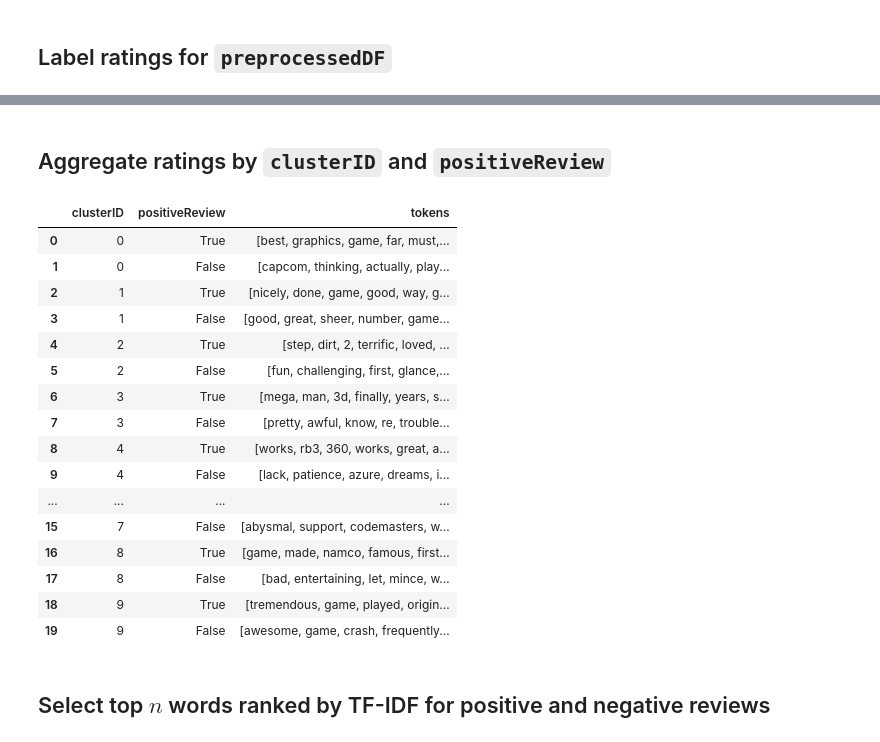
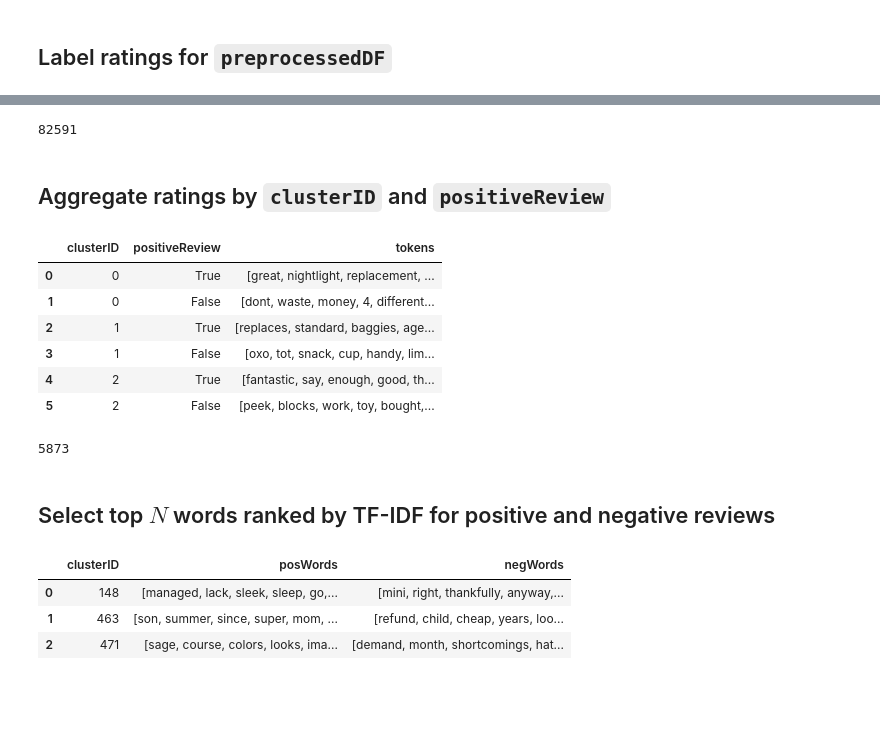
Before and after one commit to wezteoh/hack_on_data, a Jupyter notebook: clustering/Word Processing.ipynb, the cells around one changed output, grey strips where cells are left out. Saved outputs shown, nothing was run; the diff lists cells and outputs as text; code cells hidden in the pictures; blank space fills up the shorter version.

```diff
--- a/clustering/Word Processing.ipynb
+++ b/clustering/Word Processing.ipynb
@@ -134,0 +152,3 @@ displayDF(rawDF)
+# %%
+raw2DF = load_mongo_to_spark('baby')
+displayDF(raw2DF, 2)
@@ -134,0 +159,3 @@ displayDF(rawDF)
+# %%
+rawDF = raw1DF.join(raw2DF, on='asin')
+displayDF(rawDF, 3)
@@ -207,7 +239,6 @@ def preprocess_DF(rawDF):
                     F.col('overall'),
                     udf(F.concat_ws(' ',
                                     F.col('summary'),
-                                    F.col('reviewText'))).alias('reviews'))
-            .cache())
+                                    F.col('reviewText'))).alias('reviews')))
 # %%
 preprocessedDF = preprocess_DF(filter_helpful_reviews(rawDF, pct_helpful=.5, min_votes=3))
@@ -241,8 +275,7 @@ def label_review_quality(rating, min_good_review_rating=4):
     return True if rating >= min_good_review_rating else False
 # %%
 polarizedDF = (preprocessedDF
-               .withColumn('positiveReview', label_review_quality('overall'))
-               .cache())
-displayDF(polarizedDF)
+               .withColumn('positiveReview', label_review_quality('overall')))
+displayDF(polarizedDF, 5)
 # %% [output]
 |  | reviewID | clusterID | overall | reviews | positiveReview |
@@ -259,3 +287,7 @@ displayDF(polarizedDF)
+# %%
+polarizedDF.count()
+# %% [output]
+82591
 # %% [markdown]
 ## Aggregate ratings by `clusterID` and `positiveReview`
 # %%
@@ -278,31 +310,24 @@ def bool_invert(boolean):
     return not boolean
 # %%
 aggregatedDF = (polarizedDF
-                .limit(200)
                 .groupBy('clusterID', 'positiveReview')
                 .agg(F.collect_list('reviews').alias('collectedReviews'))
                 .withColumn('tokens', flatten('collectedReviews'))
                 .drop('collectedReviews')
                 .sort('clusterID', bool_invert('positiveReview'))
                 .cache())
-displayDF(aggregatedDF, 100)
+displayDF(aggregatedDF, 6)
 # %% [output]
 |  | clusterID | positiveReview | tokens |
-| 0 | 0 | True | [best, graphics, game, far, must,... |
-| 1 | 0 | False | [capcom, thinking, actually, play... |
-| 2 | 1 | True | [nicely, done, game, good, way, g... |
-| 3 | 1 | False | [good, great, sheer, number, game... |
-| 4 | 2 | True | [step, dirt, 2, terrific, loved, ... |
-| 5 | 2 | False | [fun, challenging, first, glance,... |
-| 6 | 3 | True | [mega, man, 3d, finally, years, s... |
-| 7 | 3 | False | [pretty, awful, know, re, trouble... |
-| 8 | 4 | True | [works, rb3, 360, works, great, a... |
-| 9 | 4 | False | [lack, patience, azure, dreams, i... |
-| ... | ... | ... | ... |
-| 15 | 7 | False | [abysmal, support, codemasters, w... |
-| 16 | 8 | True | [game, made, namco, famous, first... |
-| 17 | 8 | False | [bad, entertaining, let, mince, w... |
-| 18 | 9 | True | [tremendous, game, played, origin... |
-| 19 | 9 | False | [awesome, game, crash, frequently... |
+| 0 | 0 | True | [great, nightlight, replacement, ... |
+| 1 | 0 | False | [dont, waste, money, 4, different... |
+| 2 | 1 | True | [replaces, standard, baggies, age... |
+| 3 | 1 | False | [oxo, tot, snack, cup, handy, lim... |
+| 4 | 2 | True | [fantastic, say, enough, good, th... |
+| 5 | 2 | False | [peek, blocks, work, toy, bought,... |
+# %%
+aggregatedDF.count()
+# %% [output]
+5873
 # %% [markdown]
-## Select top $n$ words ranked by TF-IDF for positive and negative reviews
+## Select top $N$ words ranked by TF-IDF for positive and negative reviews
@@ -397,3 +444,18 @@ def top_N_words(DF, N=10):
             .createDataFrame(finalRDD, final_schema)
             .sort('clusterID')
             .cache())
+# %%
+displayDF(finalRDD
+ .withColumn('posWords', bin_pos_top_words('topWords', 'positiveReview'))
+ .withColumn('negWords', bin_neg_top_words('topWords', 'positiveReview'))
+ .drop('positiveReview', 'topWords')
+ .groupBy('clusterID')
+ .agg(F.collect_list('posWords').alias('posWords'), F.collect_list('negWords').alias('negWords'))
+ .select('clusterID', F.explode('posWords').alias('posWords'), 'negWords')
+ .select('clusterID', 'posWords', F.explode('negWords').alias('negWords'))
+ , 3)
+# %% [output]
+|  | clusterID | posWords | negWords |
+| 0 | 148 | [managed, lack, sleek, sleep, go,... | [mini, right, thankfully, anyway,... |
+| 1 | 463 | [son, summer, since, super, mom, ... | [refund, child, cheap, years, loo... |
+| 2 | 471 | [sage, course, colors, looks, ima... | [demand, month, shortcomings, hat... |
```
Also changed, not shown: parts of 28 cells of this notebook, 1 other file.
